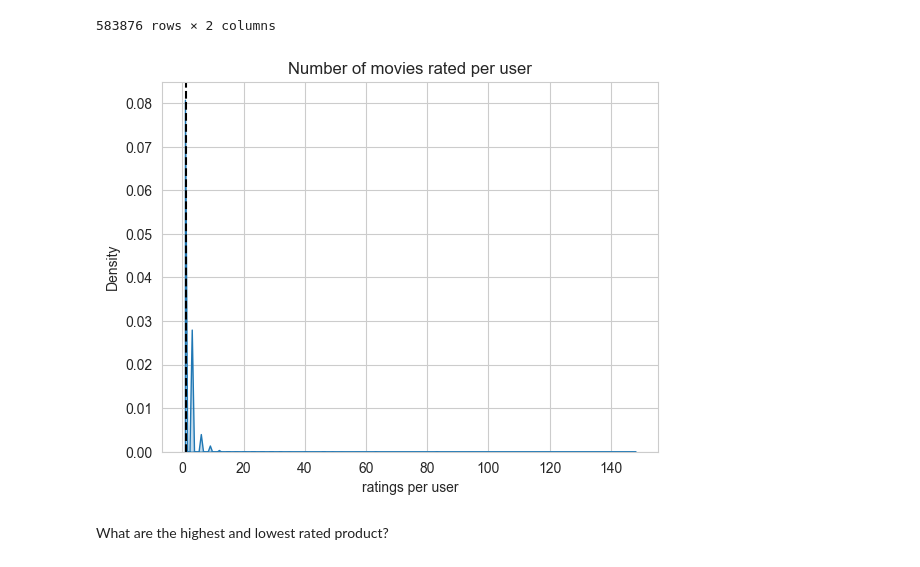
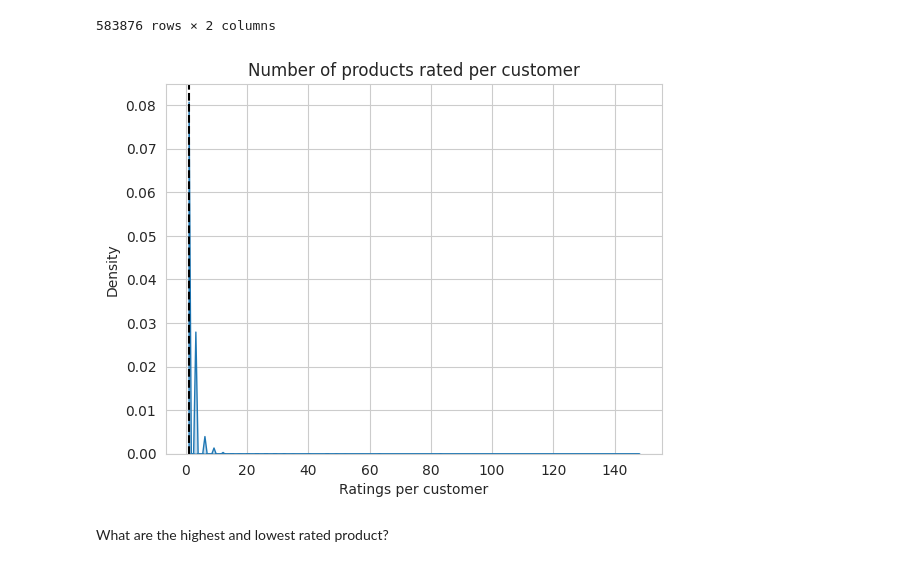
Before and after one commit to MuhamadSyarifFakhrezi/Recommender-System, a Jupyter notebook: recommender-system.ipynb, the cells around one changed output. Drawn from its saved outputs; the diff is of its cells as text; code cells hidden in the pictures.

```diff
--- a/recommender-system.ipynb
+++ b/recommender-system.ipynb
@@ -45,7 +45,7 @@ def load_jsonl(file_path):
             data.append(json.loads(line))
     return pd.DataFrame(data)
 
-raw_df = load_jsonl('Amazon_Fashion.jsonl')
+raw_df = load_jsonl('/content/drive/MyDrive/Data Scientist/Amazon_Fashion.jsonl')
 raw_df.head()
 # %% [output]
 |  | rating | title | text | images | asin | parent_asin | user_id | timestamp | helpful_vote | ... |
@@ -213,9 +216,9 @@ Average number of ratings per product: 1.93
 # %% [markdown]
 Let's see who gave the most ratings and distribution of user rating frequency.
 # %%
-ratings_per_user = df[['user_id', 'product_id']].groupby('user_id').count().reset_index()
-ratings_per_user.columns = ['user_id', 'n_ratings']
-ratings_per_user.sort_values('n_ratings', ascending=False)
+ratings_per_customer = df[['user_id', 'product_id']].groupby('user_id').count().reset_index()
+ratings_per_customer.columns = ['user_id', 'n_ratings']
+ratings_per_customer.sort_values('n_ratings', ascending=False)
 # %% [output]
 |  | user_id | n_ratings |
 | 437790 | AGZZXSMMS4WRHHJRBUJZI4FZDHKQ | 148 |
@@ -232,13 +235,13 @@ ratings_per_user.sort_values('n_ratings', ascending=False)
 583876 rows × 2 columns
 # %%
 sns.set_style("whitegrid")
-sns.kdeplot(ratings_per_user['n_ratings'], fill=True, legend=False)
-plt.title("Number of movies rated per user")
-plt.xlabel("ratings per user")
-plt.axvline(ratings_per_user['n_ratings'].mean(), color="k", linestyle="--")
+sns.kdeplot(ratings_per_customer['n_ratings'], fill=True, legend=False)
+plt.title("Number of products rated per customer")
+plt.xlabel("Ratings per customer")
+plt.axvline(ratings_per_customer['n_ratings'].mean(), color="k", linestyle="--")
 plt.show()
 # %% [output]
-[figure, old version]
+[figure, new version]
 # %% [markdown]
 What are the highest and lowest rated product?
 # %%
```
Also changed, not shown: parts of 21 cells of this notebook.
